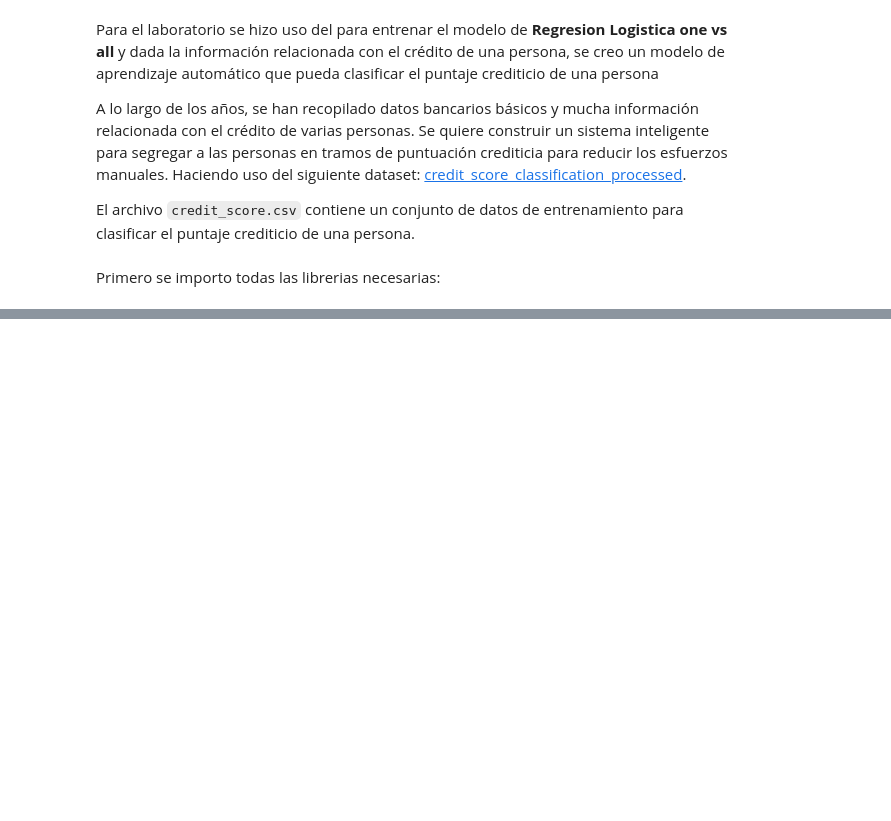
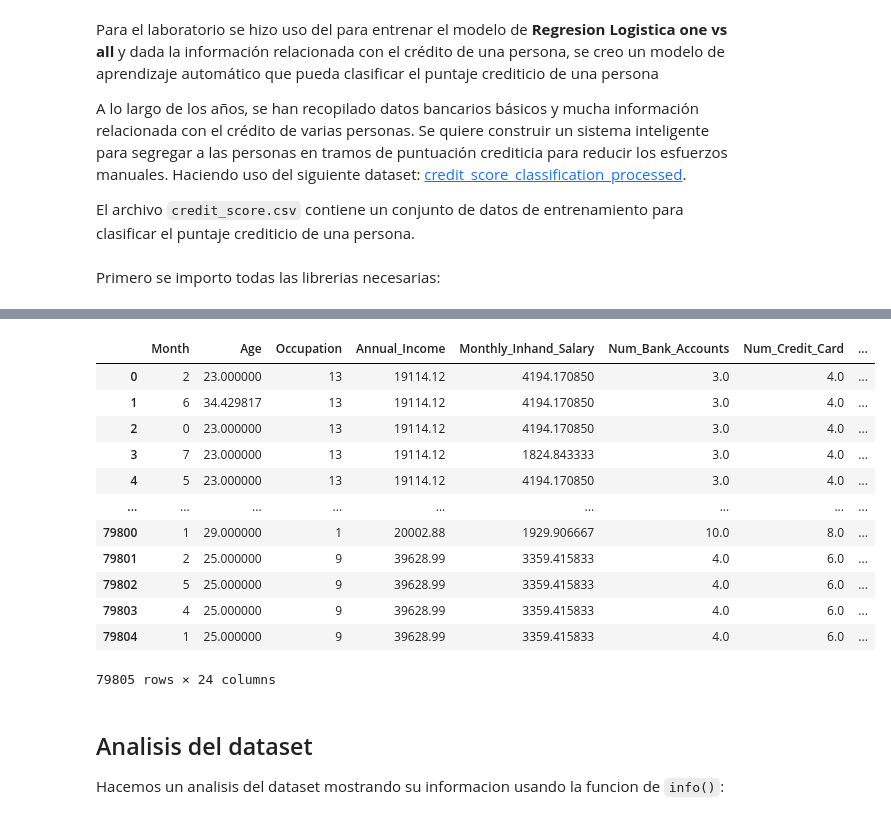
Before and after one commit to bspoloo/SIS420-012024, a Jupyter notebook: Laboratorios/Laboratorio 4/Regresion_logistica_one_vs_all.ipynb, the cells around one changed output, grey strips where cells are left out. Drawn from its saved outputs; the diff is of its cells as text; code cells hidden in the pictures; blank space fills up the shorter version.

```diff
--- a/Laboratorios/Laboratorio 4/Regresion_logistica_one_vs_all.ipynb
+++ b/Laboratorios/Laboratorio 4/Regresion_logistica_one_vs_all.ipynb
@@ -46,0 +69,24 @@ from scipy import optimize
+# %%
+#eliminamos la primera columan que seria nuestro "id" ya que no nos sirve para el analisis, que esa columna es unnamed
+df = df.drop(df.columns[0], axis=1)
+
+#ahora tenemos un dataframe
+#Imprimimos en una tabla el dataset para hacer un analisis mas claro.
+df
+# %% [output]
+|  | Month | Age | Occupation | Annual_Income | Monthly_Inhand_Salary | Num_Bank_Accounts | Num_Credit_Card | ... |
+| 0 | 2 | 23.000000 | 13 | 19114.12 | 4194.170850 | 3.0 | 4.0 | ... |
+| 1 | 6 | 34.429817 | 13 | 19114.12 | 4194.170850 | 3.0 | 4.0 | ... |
+| 2 | 0 | 23.000000 | 13 | 19114.12 | 4194.170850 | 3.0 | 4.0 | ... |
+| 3 | 7 | 23.000000 | 13 | 19114.12 | 1824.843333 | 3.0 | 4.0 | ... |
+| 4 | 5 | 23.000000 | 13 | 19114.12 | 4194.170850 | 3.0 | 4.0 | ... |
+| ... | ... | ... | ... | ... | ... | ... | ... | ... |
+| 79800 | 1 | 29.000000 | 1 | 20002.88 | 1929.906667 | 10.0 | 8.0 | ... |
+| 79801 | 2 | 25.000000 | 9 | 39628.99 | 3359.415833 | 4.0 | 6.0 | ... |
+| 79802 | 5 | 25.000000 | 9 | 39628.99 | 3359.415833 | 4.0 | 6.0 | ... |
+| 79803 | 4 | 25.000000 | 9 | 39628.99 | 3359.415833 | 4.0 | 6.0 | ... |
+| 79804 | 1 | 25.000000 | 9 | 39628.99 | 3359.415833 | 4.0 | 6.0 | ... |
+79805 rows × 24 columns
+# %% [markdown]
+## Analisis del dataset
+Hacemos un analisis del dataset mostrando su informacion usando la funcion de `info()`:
```
Also changed, not shown: parts of 46 cells of this notebook.
